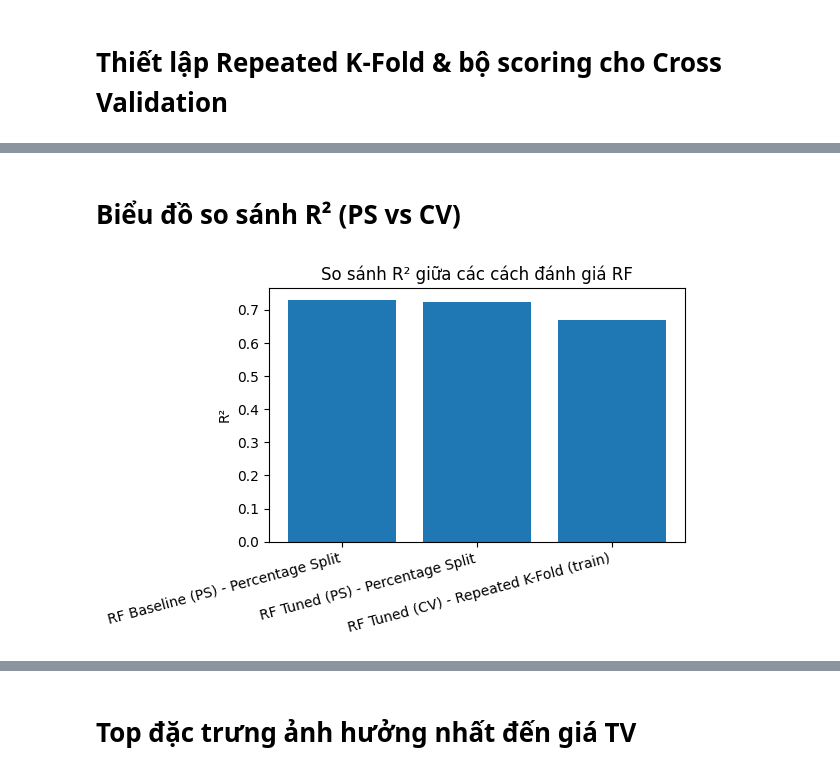
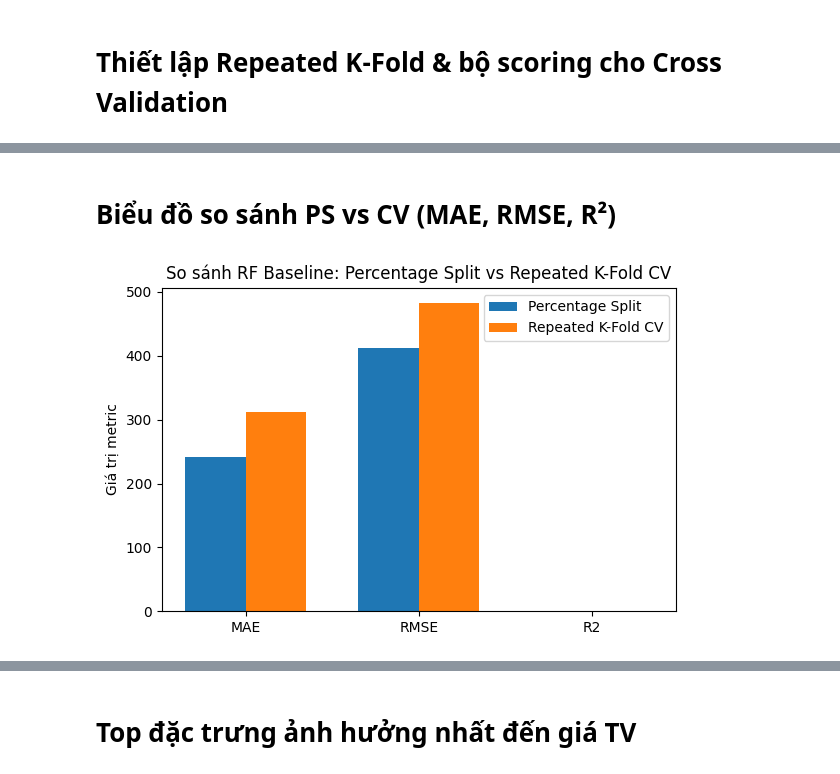
Before and after one commit to whyalwaysme2x/SVM_RF_TV, a Jupyter notebook: SVM_RF_TV/Code/rf-tv.ipynb, the cells around one changed output, grey strips where cells are left out. Cells and saved outputs as stored; diff of their text form; code cells hidden in the pictures.

```diff
--- a/SVM_RF_TV/Code/rf-tv.ipynb
+++ b/SVM_RF_TV/Code/rf-tv.ipynb
@@ -287,17 +258,34 @@ display(comparison_df)
 # %% [markdown]
-# Biểu đồ so sánh R² (PS vs CV)
+# Biểu đồ so sánh PS vs CV (MAE, RMSE, R²)
-# %%
-plt.figure(figsize=(6, 4))
-
-labels = comparison_df["Model"] + " - " + comparison_df["Eval"]
-r2_values = comparison_df["R2"].values
-
-plt.bar(range(len(r2_values)), r2_values)
-plt.xticks(range(len(r2_values)), labels, rotation=15, ha="right")
-plt.ylabel("R²")
-plt.title("So sánh R² giữa các cách đánh giá RF")
-plt.tight_layout()
-plt.show()
-# %% [output]
-[figure, removed]
+# %%
+
+labels = ["MAE", "RMSE", "R2"]
+
+ps_values = [
+    metrics_base["MAE"],
+    metrics_base["RMSE"],
+    metrics_base["R2"]
+]
+
+cv_values = [
+    mae_cv_base,
+    rmse_cv_base,
+    r2_cv_base
+]
+
+x = np.arange(len(labels))
+width = 0.35
+
+plt.figure(figsize=(6, 4))
+plt.bar(x - width/2, ps_values, width, label="Percentage Split")
+plt.bar(x + width/2, cv_values, width, label="Repeated K-Fold CV")
+
+plt.xticks(x, labels)
+plt.ylabel("Giá trị metric")
+plt.title("So sánh RF Baseline: Percentage Split vs Repeated K-Fold CV")
+plt.legend()
+plt.tight_layout()
+plt.show()
+# %% [output]
+[figure, added]
 # %% [markdown]
```
Also changed, not shown: parts of 18 cells of this notebook.
